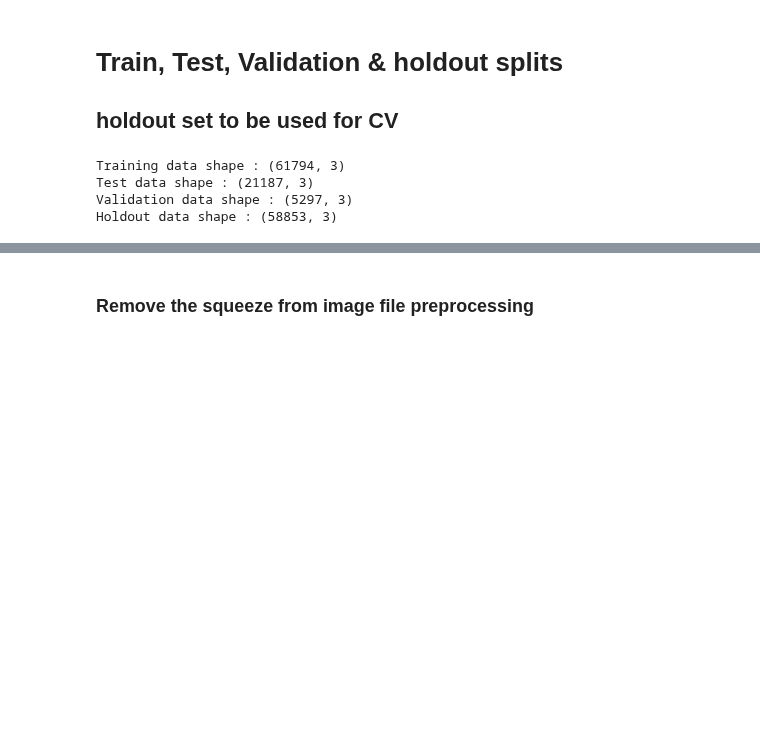
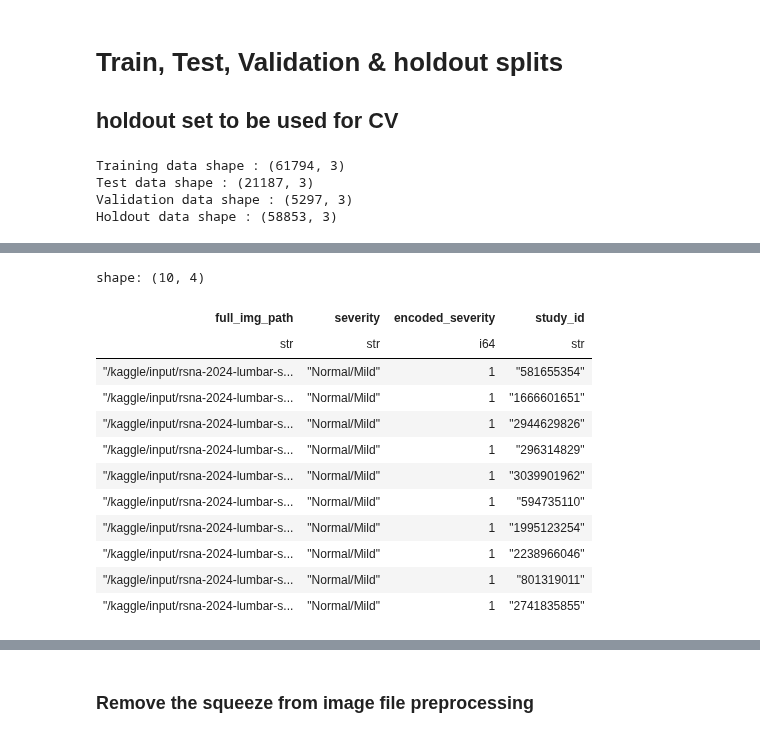
Before and after one commit to sumaniitm/RSNA-2024-Lumbar-Spine-Degenerative-Classification, a Jupyter notebook: feature-extraction-rsna2024-sumaniitm.ipynb, the cells around one changed output, grey strips where cells are left out. Cells and saved outputs as stored; diff of their text form; code cells hidden in the pictures; blank space fills up the shorter version.

```diff
--- a/feature-extraction-rsna2024-sumaniitm.ipynb
+++ b/feature-extraction-rsna2024-sumaniitm.ipynb
@@ -215,0 +233,24 @@ elem"""
+# %%
+def get_study_id(full_image_path):
+    return full_image_path.split('/')[-3]
+
+x_train_studies = x_train.with_columns(
+    pl.col("full_img_path")
+    .map_elements(get_study_id, return_dtype=pl.String)
+    .alias("study_id")
+)
+x_train_studies.head(10)
+# %% [output]
+shape: (10, 4)
+| full_img_path | severity | encoded_severity | study_id |
+| str | str | i64 | str |
+| "/kaggle/input/rsna-2024-lumbar-s... | "Normal/Mild" | 1 | "581655354" |
+| "/kaggle/input/rsna-2024-lumbar-s... | "Normal/Mild" | 1 | "1666601651" |
+| "/kaggle/input/rsna-2024-lumbar-s... | "Normal/Mild" | 1 | "2944629826" |
+| "/kaggle/input/rsna-2024-lumbar-s... | "Normal/Mild" | 1 | "296314829" |
+| "/kaggle/input/rsna-2024-lumbar-s... | "Normal/Mild" | 1 | "3039901962" |
+| "/kaggle/input/rsna-2024-lumbar-s... | "Normal/Mild" | 1 | "594735110" |
+| "/kaggle/input/rsna-2024-lumbar-s... | "Normal/Mild" | 1 | "1995123254" |
+| "/kaggle/input/rsna-2024-lumbar-s... | "Normal/Mild" | 1 | "2238966046" |
+| "/kaggle/input/rsna-2024-lumbar-s... | "Normal/Mild" | 1 | "801319011" |
+| "/kaggle/input/rsna-2024-lumbar-s... | "Normal/Mild" | 1 | "2741835855" |
```
Also changed, not shown: parts of 17 cells of this notebook.
